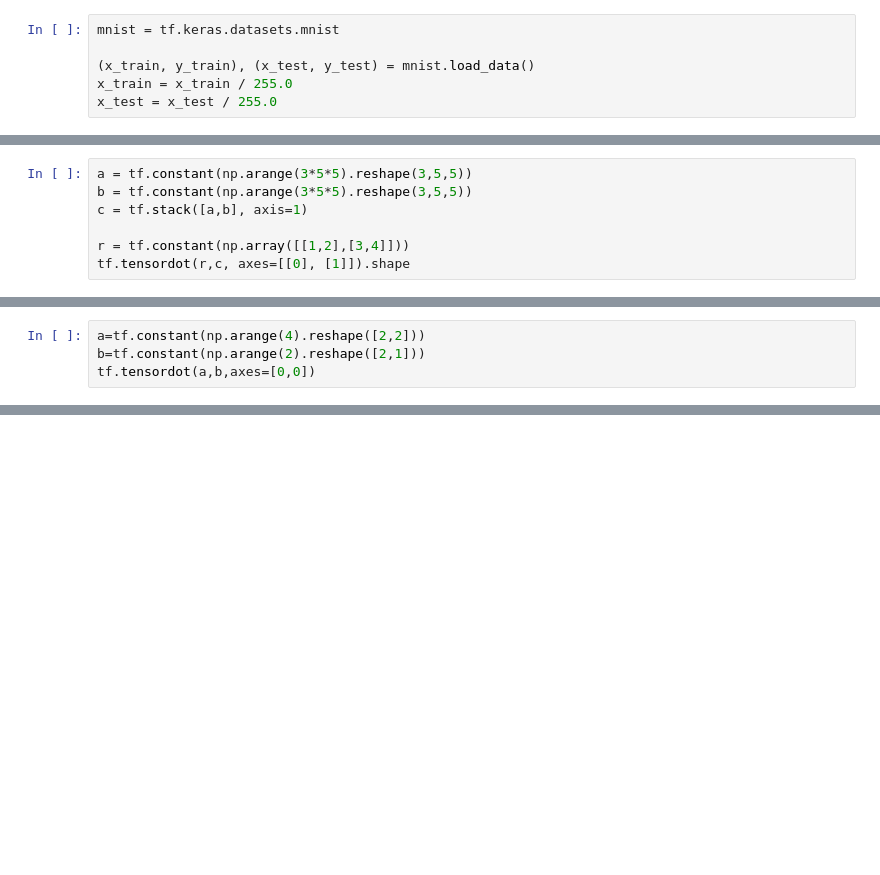
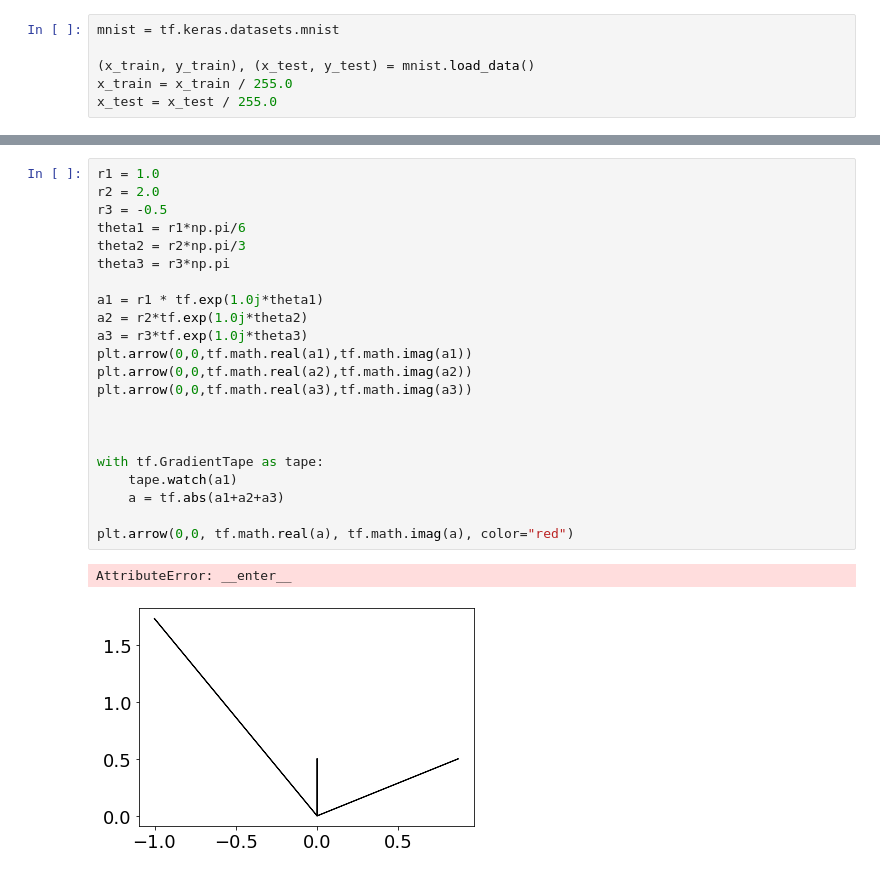
Before and after one commit to fftakumi/MOD2NN, a Jupyter notebook: Faraday/two_dim/test.ipynb, the cells around one changed output, grey strips where cells are left out. Cells and saved outputs as stored; diff of their text form; blank space fills up the shorter version.

```diff
--- a/Faraday/two_dim/test.ipynb
+++ b/Faraday/two_dim/test.ipynb
@@ -147,7 +23,0 @@ plt.grid(False)
-# %%
-a = tf.constant(np.arange(3*5*5).reshape(3,5,5))
-b = tf.constant(np.arange(3*5*5).reshape(3,5,5))
-c = tf.stack([a,b], axis=1)
-
-r = tf.constant(np.array([[1,2],[3,4]]))
-tf.tensordot(r,c, axes=[[0], [1]]).shape
@@ -156,4 +23,0 @@ TensorShape([2, 3, 5, 5])
-# %%
-a=tf.constant(np.arange(4).reshape([2,2]))
-b=tf.constant(np.arange(2).reshape([2,1]))
-tf.tensordot(a,b,axes=[0,0])
@@ -303,0 +52,25 @@ array([-1.0201])
+# %%
+r1 = 1.0
+r2 = 2.0
+r3 = -0.5
+theta1 = r1*np.pi/6
+theta2 = r2*np.pi/3
+theta3 = r3*np.pi
+
+a1 = r1 * tf.exp(1.0j*theta1)
+a2 = r2*tf.exp(1.0j*theta2)
+a3 = r3*tf.exp(1.0j*theta3)
+plt.arrow(0,0,tf.math.real(a1),tf.math.imag(a1))
+plt.arrow(0,0,tf.math.real(a2),tf.math.imag(a2))
+plt.arrow(0,0,tf.math.real(a3),tf.math.imag(a3))
+
+
+
+with tf.GradientTape as tape:
+    tape.watch(a1)
+    a = tf.abs(a1+a2+a3)
+
+plt.arrow(0,0, tf.math.real(a), tf.math.imag(a), color="red")
+# %% [output]
+AttributeError: __enter__
+[figure, added]
```
Also changed, not shown: parts of 15 cells of this notebook, 9 other files.
